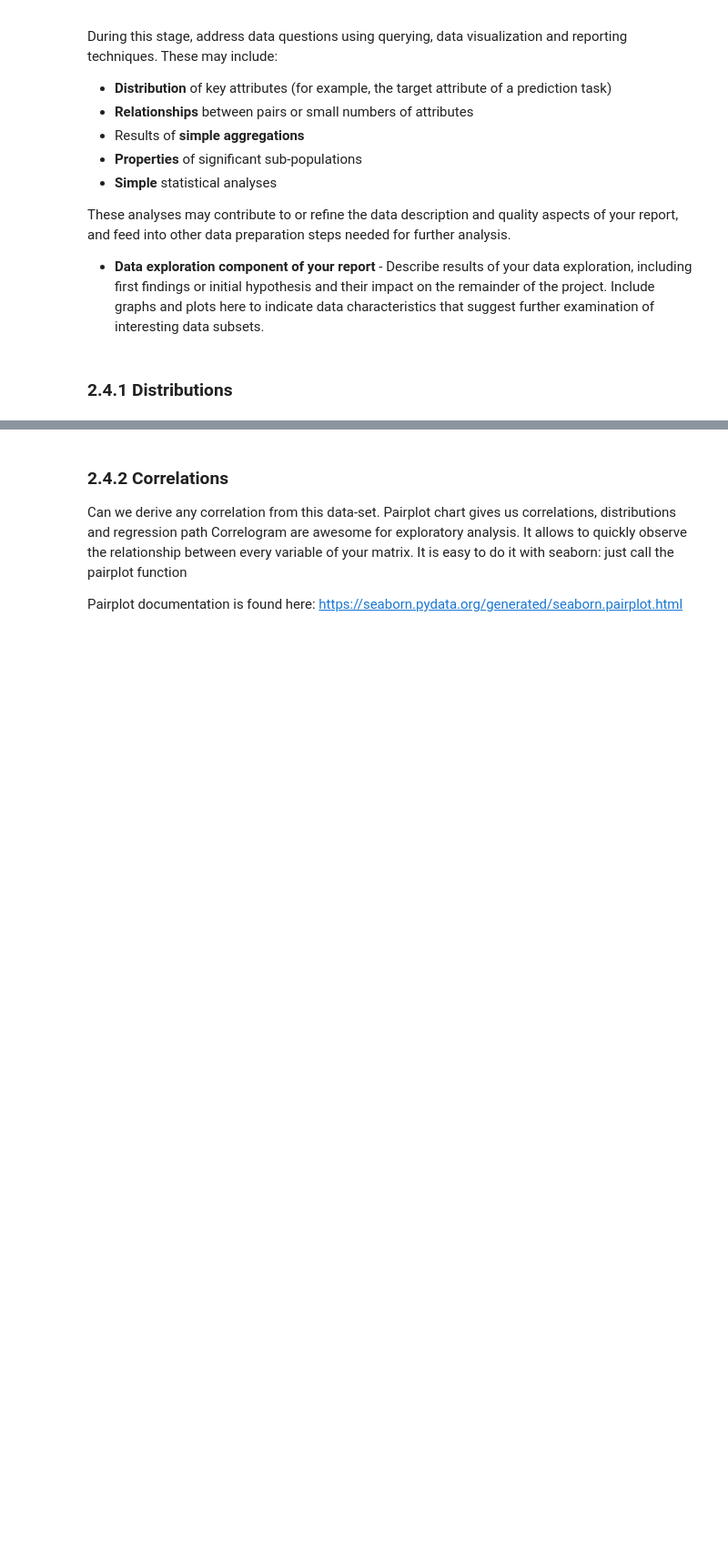
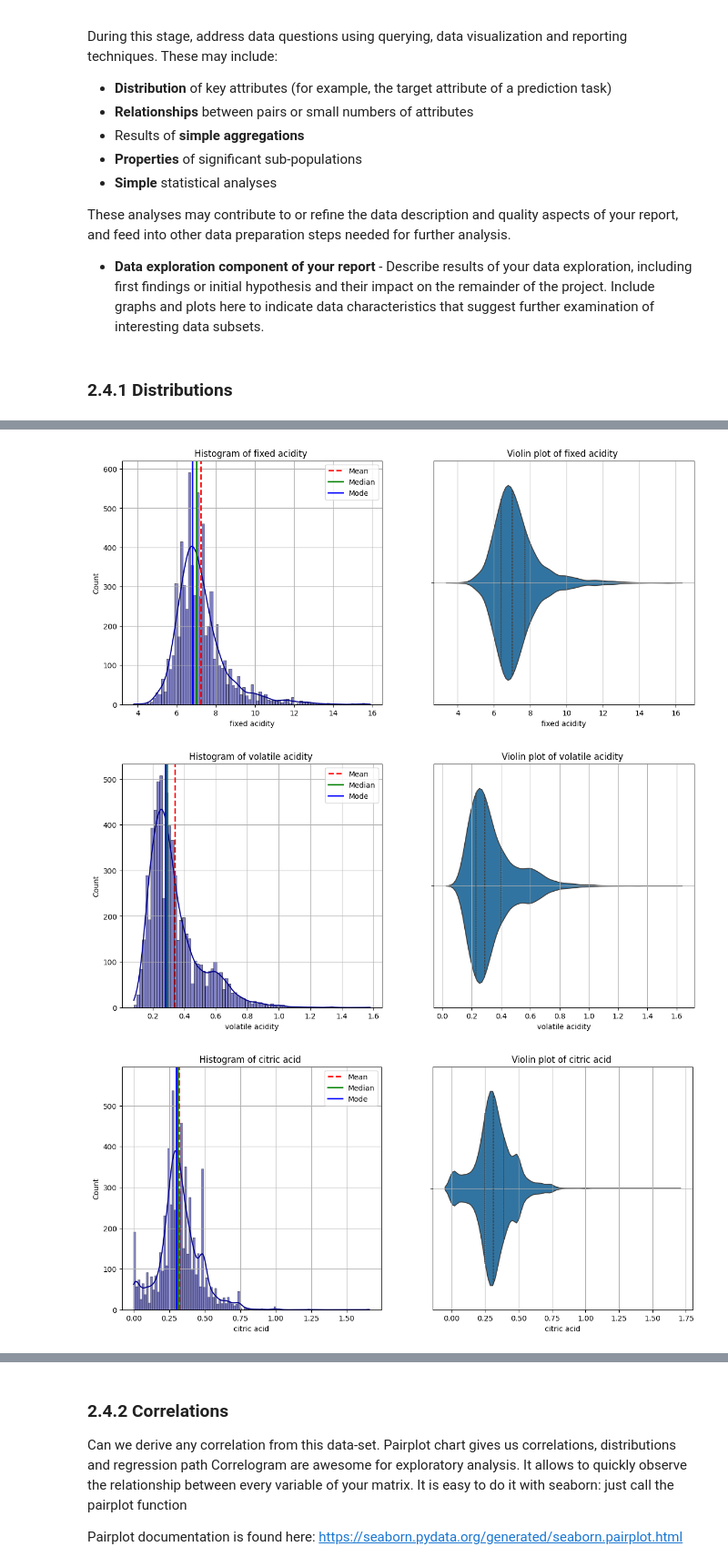
Before and after one commit to Arifuzzaman-Munaf/Predictive-Analysis-using-ML-algorithms, a Jupyter notebook: assessment_02.ipynb, the cells around one changed output, grey strips where cells are left out. Shown at 91% size. Cells and saved outputs as stored; diff of their text form; code cells hidden in the pictures; blank space fills up the shorter version.

Commit message:
feat: Data distribution analysis - central tendency - skewness - class distribution

```diff
--- a/assessment_02.ipynb
+++ b/assessment_02.ipynb
@@ -692,0 +695,44 @@ def hist_chart(df, col):
+# %%
+
+def plot_central_tendency(df, features):
+    """
+    Plot the central tendency of the features in the dataset.
+
+    Args:
+        df: pandas DataFrame containing the data
+        features: list of feature names
+    """
+
+    # iterate over the features
+    for feature in features:
+
+        # create a subplot for each feature
+        fig, axes = plt.subplots(1, 2, figsize=(14, 6))
+
+        # Histogram with KDE and central tendency lines
+        sns.histplot(data=df, x=feature, color='darkblue', kde=True, ax=axes[0])
+        mean = df[feature].mean()
+        median = df[feature].median()
+        mode = df[feature].mode().values[0]
+
+        # add vertical lines for mean, median and mode
+        axes[0].axvline(mean, color='r', linestyle='--', label='Mean', linewidth=2)
+        axes[0].axvline(median, color='g', linestyle='-', label='Median', linewidth=2)
+        axes[0].axvline(mode, color='b', linestyle='-', label='Mode', linewidth=2)
+        axes[0].legend()
+        axes[0].grid()
+        axes[0].set_title(f"Histogram of {feature} ")
+
+        # Violin plot
+        sns.violinplot(data=df, x=feature, ax=axes[1], inner='quartile')
+        axes[1].set_title(f"Violin plot of {feature} ")
+        axes[1].grid()
+
+        plt.tight_layout()
+        plt.show()
+
+plot_central_tendency(df, features)
+# %% [output]
+[figure, added]
+[figure, added]
+[figure, added]
```
Also changed, not shown: parts of 16 cells of this notebook.
